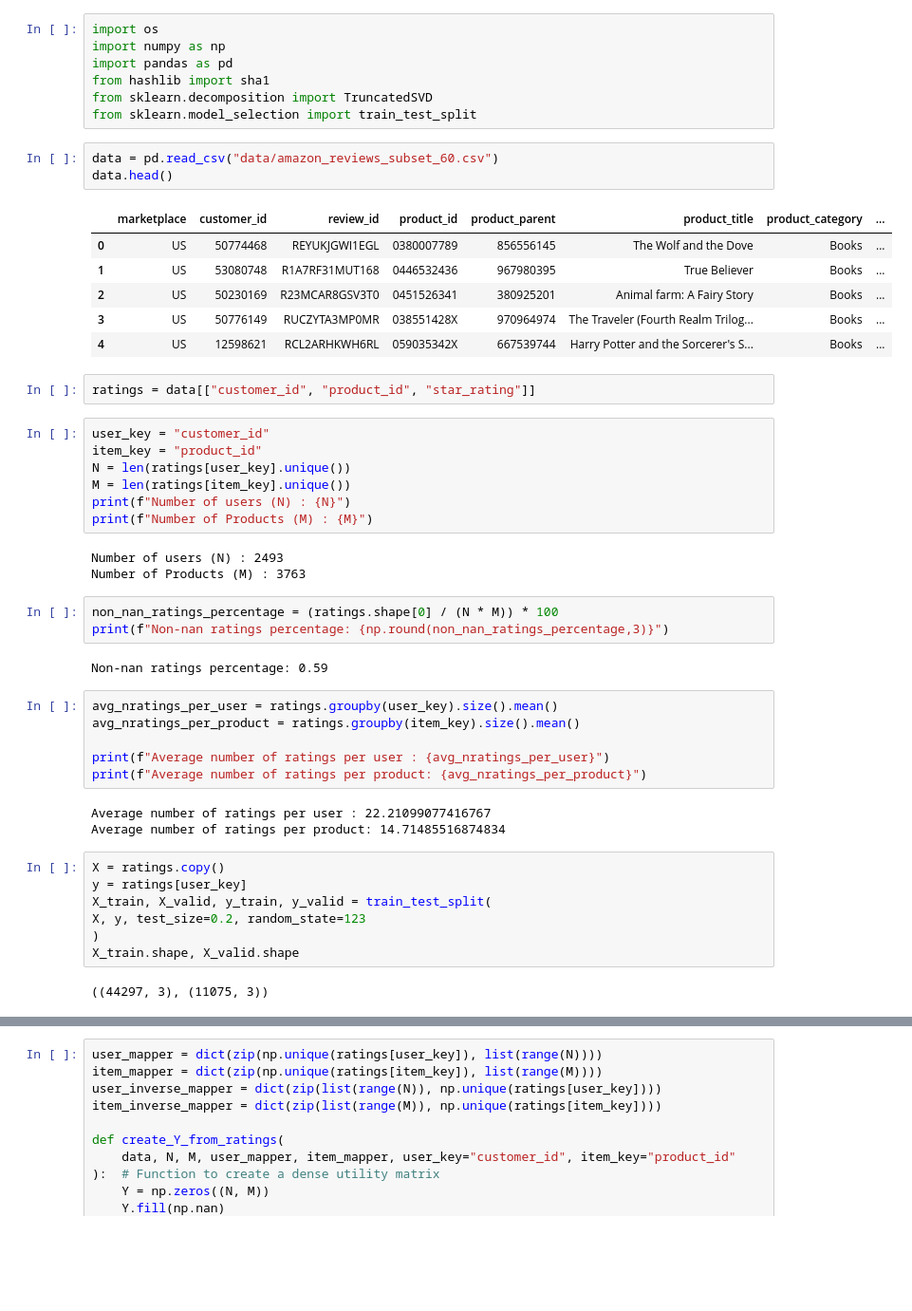
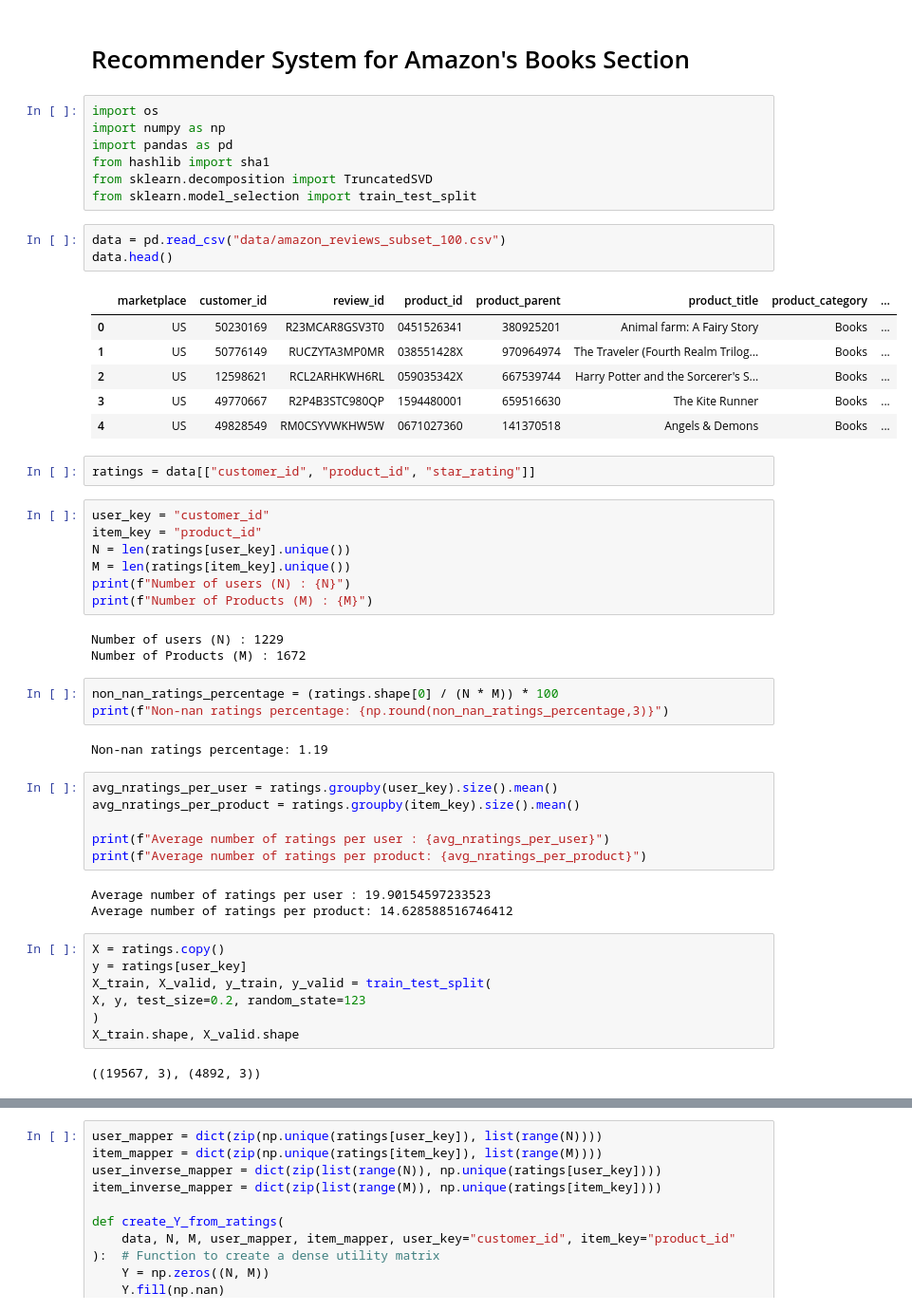
Before and after one commit to atabak-alishiri/llm-recommender-system, a Jupyter notebook: recom-ata.ipynb, the cells around one changed output, grey strips where cells are left out. Shown at 95% size. Cells and saved outputs as stored; diff of their text form; blank space fills up the shorter version.

```diff
--- a/recom-ata.ipynb
+++ b/recom-ata.ipynb
@@ -1,3 +1,5 @@
+# %% [markdown]
+# Recommender System for Amazon's Books Section
 # %%
 import os
 import numpy as np
@@ -6,15 +8,15 @@ from hashlib import sha1
 from sklearn.decomposition import TruncatedSVD
 from sklearn.model_selection import train_test_split
 # %%
-data = pd.read_csv("data/amazon_reviews_subset_60.csv")
+data = pd.read_csv("data/amazon_reviews_subset_100.csv")
 data.head()
 # %% [output]
 |  | marketplace | customer_id | review_id | product_id | product_parent | product_title | product_category | ... |
-| 0 | US | 50774468 | REYUKJGWI1EGL | 0380007789 | 856556145 | The Wolf and the Dove | Books | ... |
-| 1 | US | 53080748 | R1A7RF31MUT168 | 0446532436 | 967980395 | True Believer | Books | ... |
-| 2 | US | 50230169 | R23MCAR8GSV3T0 | 0451526341 | 380925201 | Animal farm: A Fairy Story | Books | ... |
-| 3 | US | 50776149 | RUCZYTA3MP0MR | 038551428X | 970964974 | The Traveler (Fourth Realm Trilog... | Books | ... |
-| 4 | US | 12598621 | RCL2ARHKWH6RL | 059035342X | 667539744 | Harry Potter and the Sorcerer's S... | Books | ... |
+| 0 | US | 50230169 | R23MCAR8GSV3T0 | 0451526341 | 380925201 | Animal farm: A Fairy Story | Books | ... |
+| 1 | US | 50776149 | RUCZYTA3MP0MR | 038551428X | 970964974 | The Traveler (Fourth Realm Trilog... | Books | ... |
+| 2 | US | 12598621 | RCL2ARHKWH6RL | 059035342X | 667539744 | Harry Potter and the Sorcerer's S... | Books | ... |
+| 3 | US | 49770667 | R2P4B3STC980QP | 1594480001 | 659516630 | The Kite Runner | Books | ... |
+| 4 | US | 49828549 | RM0CSYVWKHW5W | 0671027360 | 141370518 | Angels & Demons | Books | ... |
 # %%
 ratings = data[["customer_id", "product_id", "star_rating"]]
 # %%
@@ -25,13 +27,13 @@ M = len(ratings[item_key].unique())
 print(f"Number of users (N) : {N}")
 print(f"Number of Products (M) : {M}")
 # %% [output]
-Number of users (N) : 2493
-Number of Products (M) : 3763
+Number of users (N) : 1229
+Number of Products (M) : 1672
 # %%
 non_nan_ratings_percentage = (ratings.shape[0] / (N * M)) * 100
 print(f"Non-nan ratings percentage: {np.round(non_nan_ratings_percentage,3)}")
 # %% [output]
-Non-nan ratings percentage: 0.59
+Non-nan ratings percentage: 1.19
 # %%
 avg_nratings_per_user = ratings.groupby(user_key).size().mean()
 avg_nratings_per_product = ratings.groupby(item_key).size().mean()
@@ -39,8 +41,8 @@ avg_nratings_per_product = ratings.groupby(item_key).size().mean()
 print(f"Average number of ratings per user : {avg_nratings_per_user}")
 print(f"Average number of ratings per product: {avg_nratings_per_product}")
 # %% [output]
-Average number of ratings per user : 22.21099077416767
-Average number of ratings per product: 14.71485516874834
+Average number of ratings per user : 19.90154597233523
+Average number of ratings per product: 14.628588516746412
 # %%
 X = ratings.copy()
 y = ratings[user_key]
@@ -49,7 +51,7 @@ X, y, test_size=0.2, random_state=123
 )
 X_train.shape, X_valid.shape
 # %% [output]
-((44297, 3), (11075, 3))
+((19567, 3), (4892, 3))
 # %%
 y_train
 # %% [output]
```
Also changed, not shown: parts of 23 cells of this notebook.
